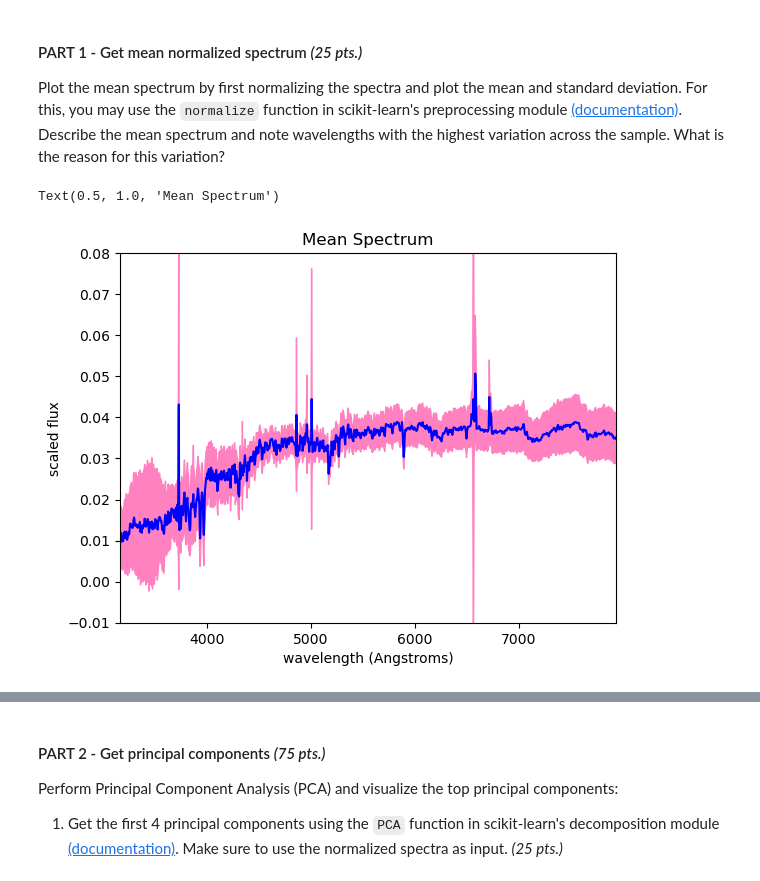
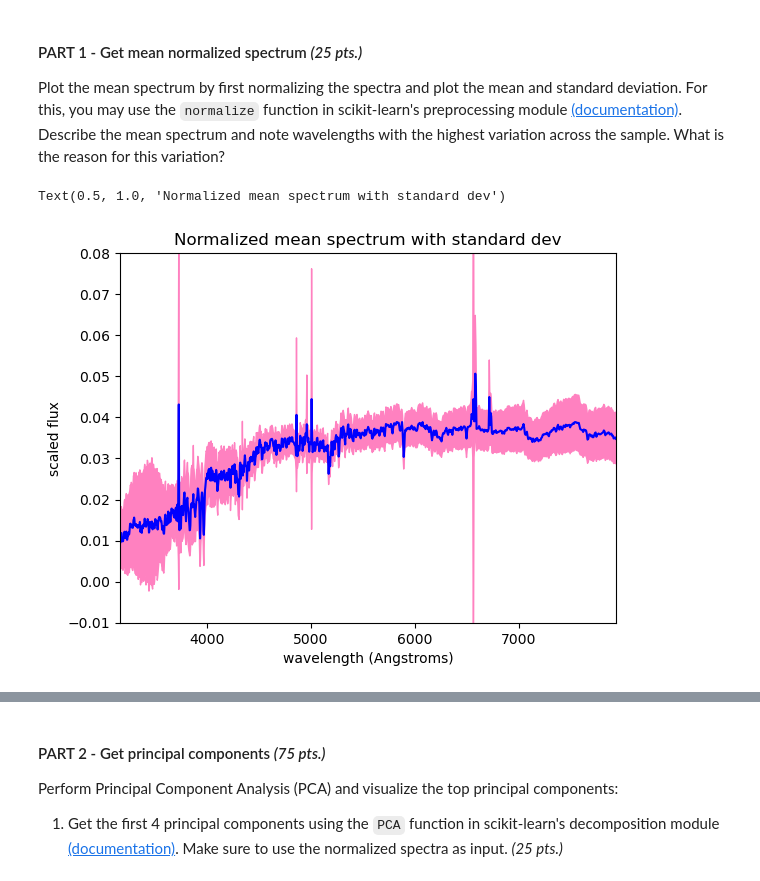
Before and after one commit to davidsaurus/AP_157_Lab, a Jupyter notebook: Daffon_AP157_lab_assignment_A3.ipynb, the cells around one changed output, grey strips where cells are left out. Saved outputs shown, nothing was run; the diff lists cells and outputs as text; code cells hidden in the pictures.

```diff
--- a/Daffon_AP157_lab_assignment_A3.ipynb
+++ b/Daffon_AP157_lab_assignment_A3.ipynb
@@ -105,17 +105,17 @@ Plot the mean spectrum by first normalizing the spectra and plot the mean and st
 # %%
 x = data['spec_recons'] # storing the 'spec_recons' file in the data as the object x
 x = pp.normalize(x) # performing normalization
 
 mu = x.mean(0) # take the mean
 std = x.std(0) # take the standard deviation
 
 plt.plot(wavelength, mu, color='#0000ff') # plotting
 plt.fill_between(wavelength, mu - std, mu + std, color='#FF81C0')
 plt.xlim(np.min(wavelength), np.max(wavelength))
 plt.ylim(-0.01, 0.08)
 plt.xlabel('wavelength (Angstroms)')
 plt.ylabel('scaled flux')
-plt.title('Mean Spectrum')
+plt.title('Normalized mean spectrum with standard dev')
 # %% [output]
-Text(0.5, 1.0, 'Mean Spectrum')
+Text(0.5, 1.0, 'Normalized mean spectrum with standard dev')
-[figure, old version]
+[figure, new version]
```
Also changed, not shown: parts of 5 cells of this notebook.
